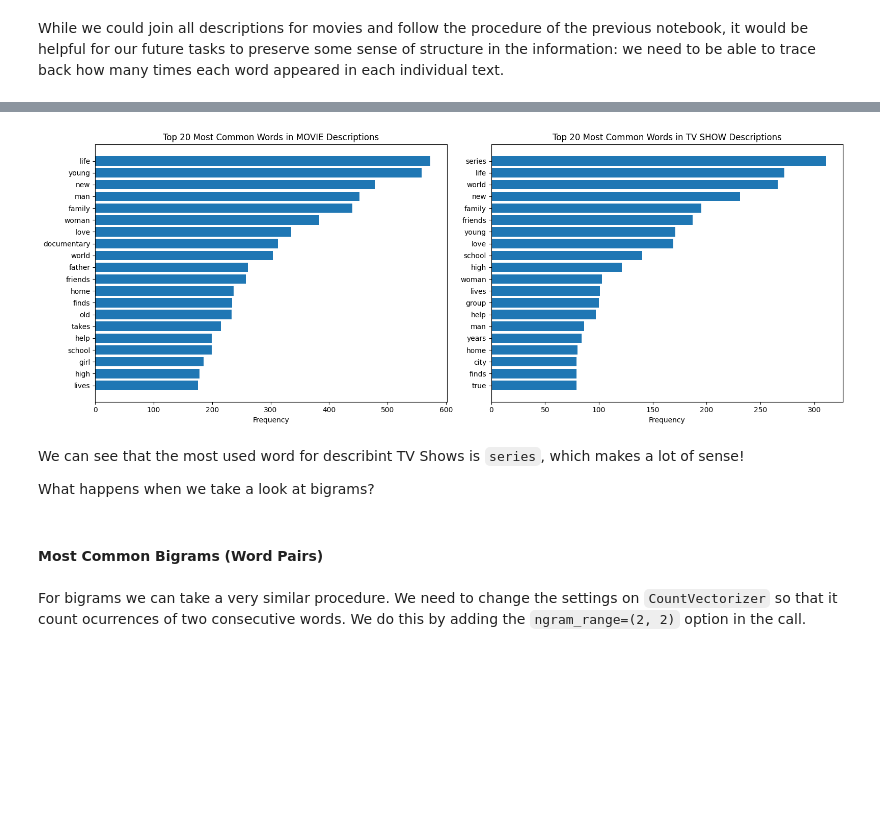
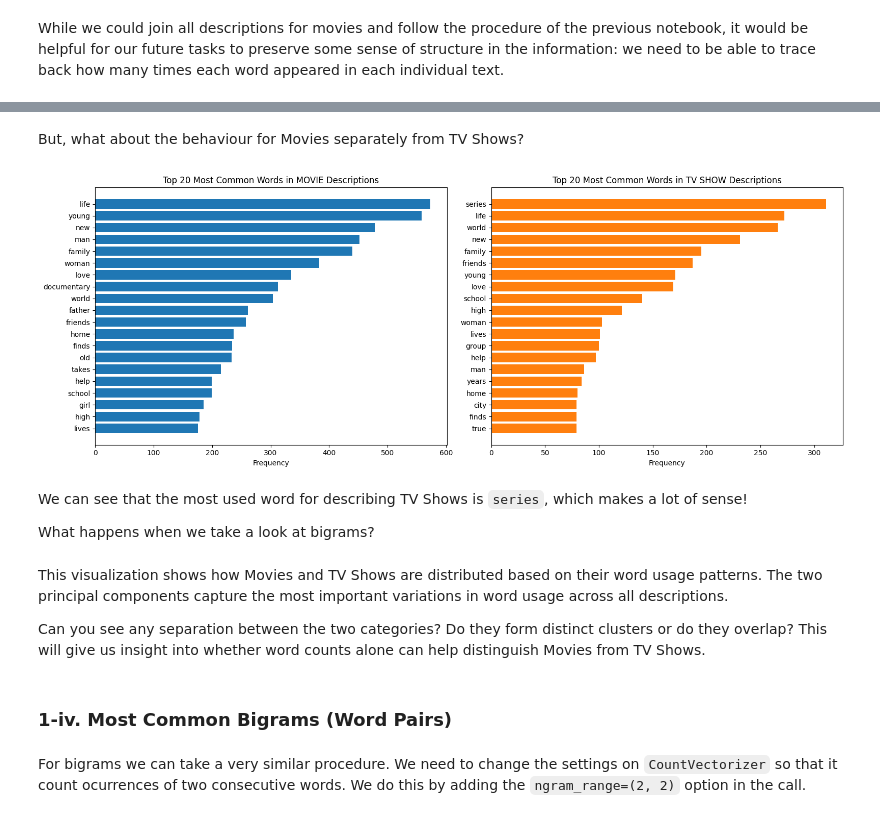
Before and after one commit to musicinformationretrieval/epsrc-ai-pipeline, a Jupyter notebook: 1_datasets.ipynb, the cells around one changed output, grey strips where cells are left out. Saved outputs shown, nothing was run; the diff lists cells and outputs as text; code cells hidden in the pictures; blank space fills up the shorter version.

```diff
--- a/1_datasets.ipynb
+++ b/1_datasets.ipynb
@@ -268,7 +275,0 @@ We can do the same for the TV shows.
-# %%
-# Use CountVectorizer for TV Shows descriptions
-tv_word_counts = word_vectorizer.fit_transform(tv_shows['description'])
-# Get word counts for TV Shows
-tv_word_freq = dict(zip(word_vectorizer.get_feature_names_out(),
-                        tv_word_counts.sum(axis=0).A1))
-tv_word_freq
@@ -297,0 +278,18 @@ We can visualize this information in a histogram as we did in the previous numbe
+# %%
+def get_frequency(word_freq_pair):
+    word, frequency = word_freq_pair
+    return frequency
+
+# rearrange top words in order of frequency and get only top 20
+top_words = sorted(word_freq.items(), key=get_frequency, reverse=True)[:20]
+words = [word for word, freq in top_words]
+freqs = [freq for word, freq in top_words]
+
+# Visualize single histogram
+plt.figure(figsize=(8, 6))
+plt.barh(words, freqs, color='#1f77b4')
+plt.xlabel('Frequency')
+plt.title('Top 20 Most Common Words in Descriptions')
+plt.gca().invert_yaxis()
+plt.tight_layout()
+plt.show()
@@ -298,43 +325,61 @@ We can visualize this information in a histogram as we did in the previous numbe
+# %% [markdown]
+But, what about the behaviour for Movies separately from TV Shows?
+# %%
+# get a true/false mask for movies and TV shows
+movie_mask = netflix_titles_filtered['type'] == 'Movie'
+tv_mask = netflix_titles_filtered['type'] == 'TV Show'
+
+# Convert pandas Series to numpy arrays for sparse matrix indexing
+movie_word_counts = word_counts[movie_mask.values]
+tv_word_counts = word_counts[tv_mask.values]
+# %%
+# Get word frequencies for movies and TV shows
+movie_word_freq = dict(zip(word_vectorizer.get_feature_names_out(), movie_word_counts.sum(axis=0).A1))
+tv_word_freq = dict(zip(word_vectorizer.get_feature_names_out(), tv_word_counts.sum(axis=0).A1))
 # %%
 def get_frequency(word_freq_pair):
     word, frequency = word_freq_pair
     return frequency
 
 # rearrange movie top words in order of frequency
-top_movie_words = sorted(movie_word_freq.items(), key=get_frequency, reverse=True)
+top_movie_words = sorted(movie_word_freq.items(), key=get_frequency, reverse=True)[:20]
 movie_words = [word for word, freq in top_movie_words]
 movie_freqs = [freq for word, freq in top_movie_words]
 # rearrange TV show top words in order of frequency
-top_tv_words = sorted(tv_word_freq.items(), key=get_frequency, reverse=True)
+top_tv_words = sorted(tv_word_freq.items(), key=get_frequency, reverse=True)[:20]
 tv_words = [word for word, freq in top_tv_words]
 tv_freqs = [freq for word, freq in top_tv_words]
 
 # Visualize
 # generate a figure with two subplots side by side
 fig, (ax1, ax2) = plt.subplots(1, 2, figsize=(16, 6))
 
 # Movie words in the left subplot
-ax1.barh(movie_words, movie_freqs)
+ax1.barh(movie_words, movie_freqs, color='#1f77b4')
 ax1.set_xlabel('Frequency')
 ax1.set_title('Top 20 Most Common Words in MOVIE Descriptions')
 ax1.invert_yaxis()
 
 # TV Show words in the right subplot
-ax2.barh(tv_words, tv_freqs)
+ax2.barh(tv_words, tv_freqs, color='#ff7f0e')
 ax2.set_xlabel('Frequency')
 ax2.set_title('Top 20 Most Common Words in TV SHOW Descriptions')
 ax2.invert_yaxis()
 
 plt.tight_layout()
 plt.show()
 # %% [output]
-[figure, old version]
+[figure, new version]
 # %% [markdown]
-We can see that the most used word for describint TV Shows is `series`, which makes a lot of sense!
+We can see that the most used word for describing TV Shows is `series`, which makes a lot of sense!
 
 What happens when we take a look at bigrams?
+# %% [markdown]
+This visualization shows how Movies and TV Shows are distributed based on their word usage patterns. The two principal components capture the most important variations in word usage across all descriptions.
+
+Can you see any separation between the two categories? Do they form distinct clusters or do they overlap? This will give us insight into whether word counts alone can help distinguish Movies from TV Shows.
 # %% [markdown]
-#### Most Common Bigrams (Word Pairs)
+### 1-iv. Most Common Bigrams (Word Pairs)
 # %% [markdown]
 For bigrams we can take a very similar procedure. We need to change the settings on `CountVectorizer` so that it count ocurrences of two consecutive words. We do this by adding the `ngram_range=(2, 2)` option in the call.
 # %%
```
Also changed, not shown: parts of 78 cells of this notebook.
